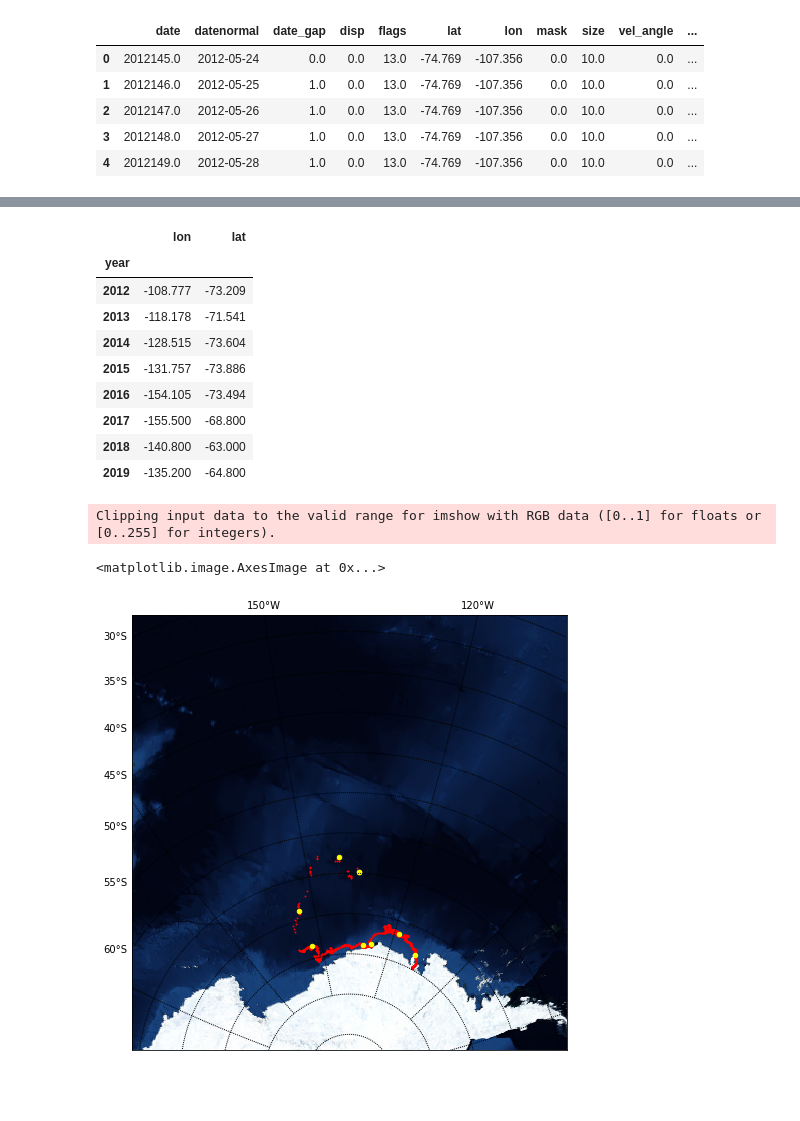
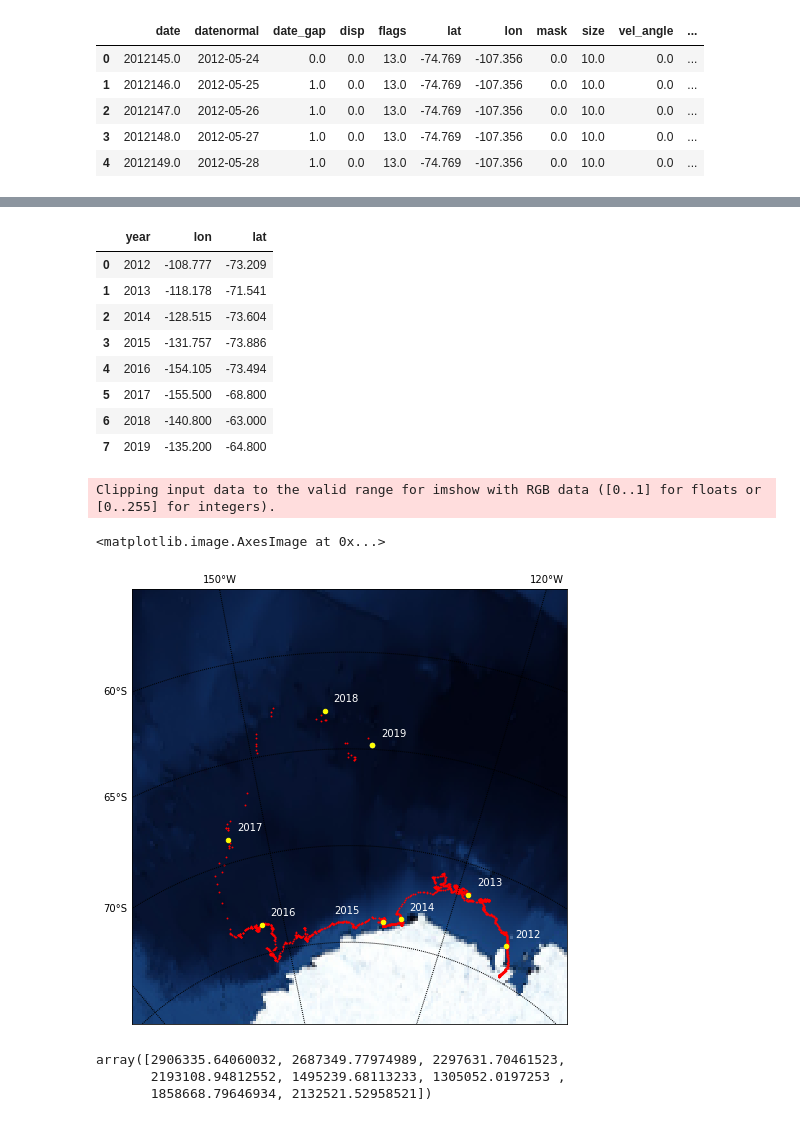
Before and after one commit to codeybear/Icebergs, a Jupyter notebook: B30 Track.ipynb, the cells around one changed output, grey strips where cells are left out. Cells and saved outputs as stored; diff of their text form; code cells hidden in the pictures; blank space fills up the shorter version.

```diff
--- a/B30 Track.ipynb
+++ b/B30 Track.ipynb
@@ -25,38 +25,52 @@ len(df)
 # %%
 df['year'] = df['datenormal'].dt.year
-df_yearly = df.groupby(['year'])['lon', 'lat'].last()
+df_yearly = df.groupby(['year'], as_index=False)['lon', 'lat'].last()
 df_yearly
 # %% [output]
-|  | lon | lat |
-| year |  |  |
-| 2012 | -108.777 | -73.209 |
-| 2013 | -118.178 | -71.541 |
-| 2014 | -128.515 | -73.604 |
-| 2015 | -131.757 | -73.886 |
-| 2016 | -154.105 | -73.494 |
-| 2017 | -155.500 | -68.800 |
-| 2018 | -140.800 | -63.000 |
-| 2019 | -135.200 | -64.800 |
+|  | year | lon | lat |
+| 0 | 2012 | -108.777 | -73.209 |
+| 1 | 2013 | -118.178 | -71.541 |
+| 2 | 2014 | -128.515 | -73.604 |
+| 3 | 2015 | -131.757 | -73.886 |
+| 4 | 2016 | -154.105 | -73.494 |
+| 5 | 2017 | -155.500 | -68.800 |
+| 6 | 2018 | -140.800 | -63.000 |
+| 7 | 2019 | -135.200 | -64.800 |
 # %%
 plt.figure(figsize=(8,8))
-m = Basemap(projection='aeqd', resolution='l', lat_0=-60, lon_0=-138, width=6000000, height=6000000)
+m = Basemap(projection='aeqd', resolution='l', lat_0=-68, lon_0=-138, width=2500000, height=2500000)
 m.drawmeridians(np.arange(0,360,30), labels=[False, False, True, False])
 m.drawparallels(np.arange(-90,90,5), labels=[True, False, False, False])
 
 lons = df['lon'].values
 lats = df['lat'].values
 x, y = m(lons, lats)
 
 # plot the daily positions
 m.scatter(x, y, 3, marker='.', color='r')
 m.scatter(x[-1], y[-1], 20, marker='o', color='white')
 
 # plot the yearly positions
 x, y = m(df_yearly['lon'].values, df_yearly['lat'].values)
 m.scatter(x, y, 20, marker='o', color='yellow')
 
+for index, row in df_yearly.iterrows():
+    if row['year'] == 2015:
+        xpos = x[index] - 280000
+    else:
+        xpos = x[index] + 50000
+
+    ypos = y[index] + 50000
+    plt.text(xpos, ypos, int(row['year']), fontdict={'color':  'white'})
+
 m.bluemarble(scale=0.5)
 # %% [output]
 Clipping input data to the valid range for imshow with RGB data ([0..1] for floats or [0..255] for integers).
 <matplotlib.image.AxesImage at 0x...>
-[figure, old version]
+[figure, new version]
+# %%
+x
+# %% [output]
+array([2906335.64060032, 2687349.77974989, 2297631.70461523,
+       2193108.94812552, 1495239.68113233, 1305052.0197253 ,
+       1858668.79646934, 2132521.52958521])
```
Also changed, not shown: parts of 1 cell of this notebook, 6 other files.
